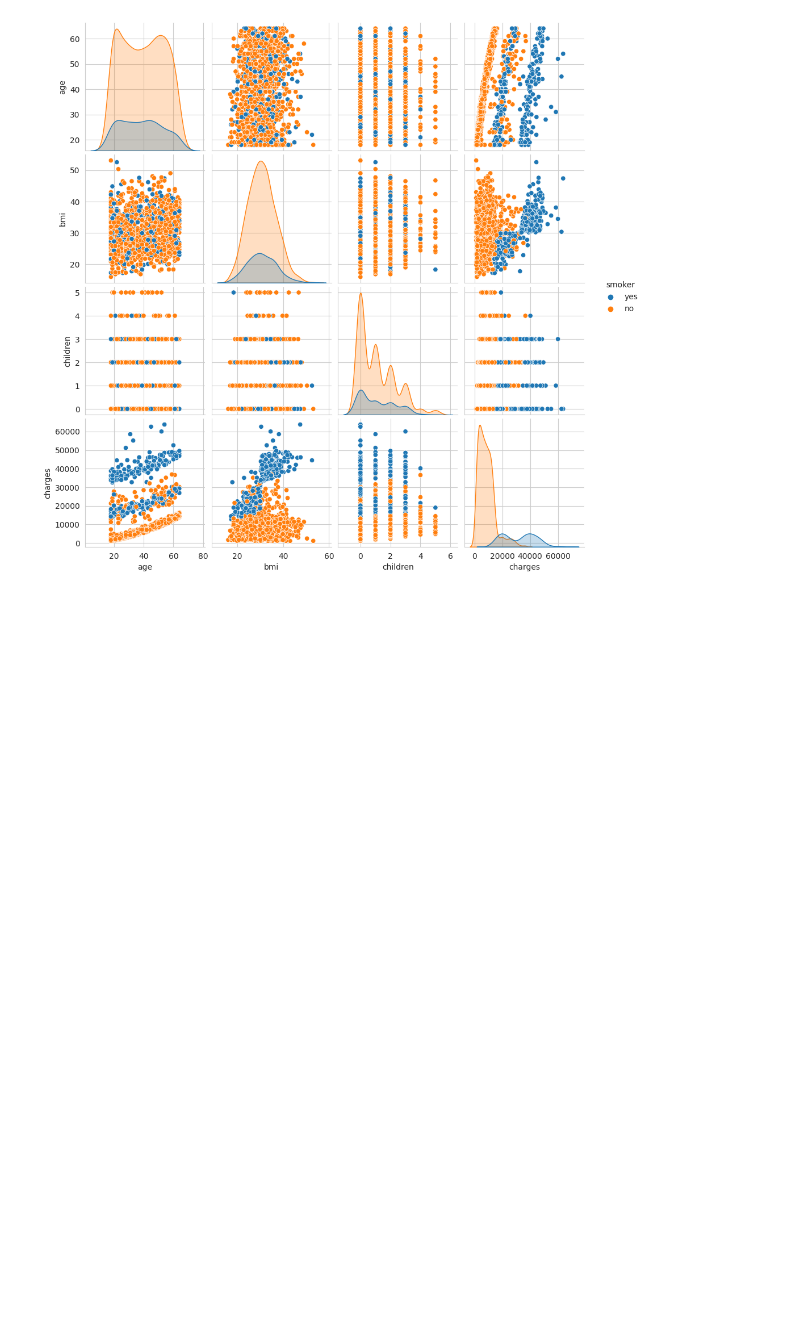
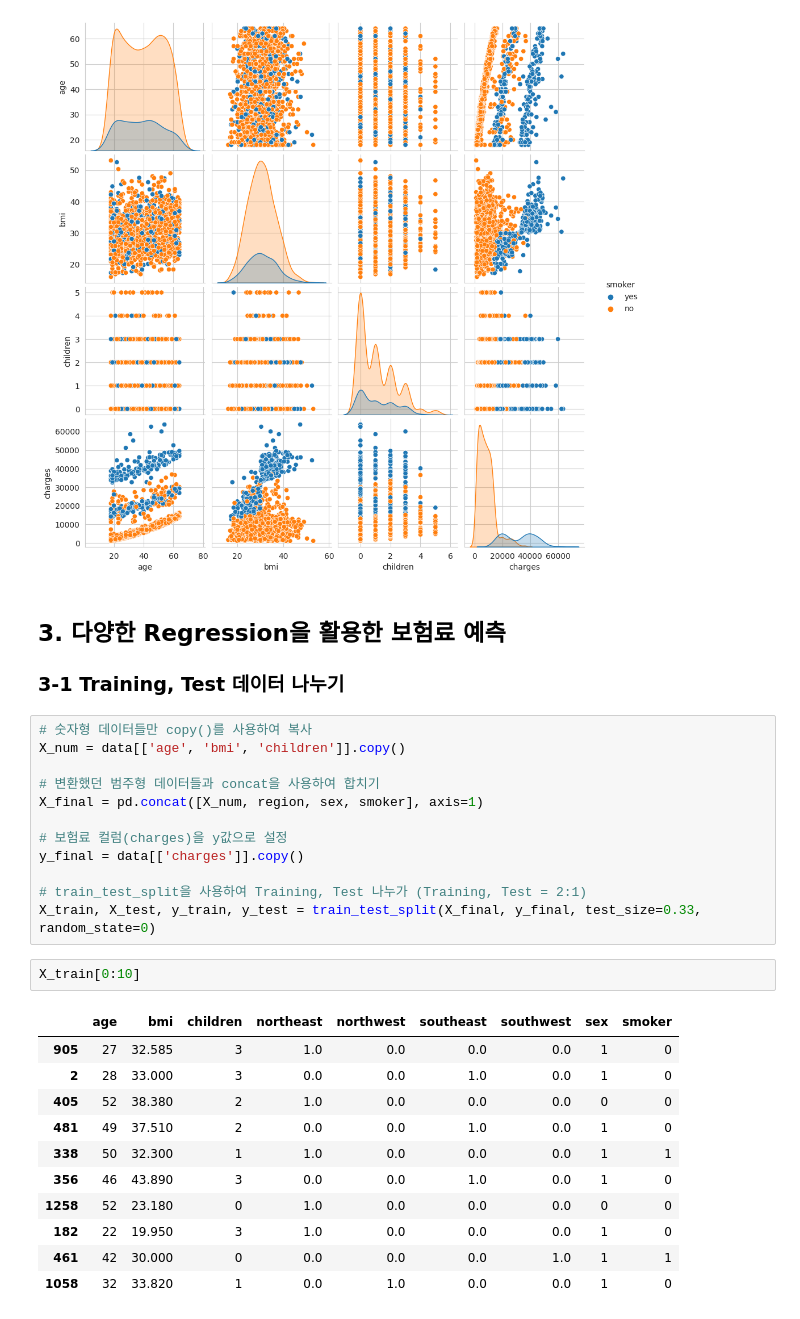
Before and after one commit to yunyun3599/MLStudy, a Jupyter notebook: Data_Anaylsis_And_Machine_Learning/02_insurance_fee_prediction/insurance_fee_prediction.ipynb, the cells around one changed output. Saved outputs shown, nothing was run; the diff lists cells and outputs as text; blank space fills up the shorter version.

Commit message:
보험료 예측 - Regression을 활용한 보험료 예측

```diff
--- a/Data_Anaylsis_And_Machine_Learning/02_insurance_fee_prediction/insurance_fee_prediction.ipynb
+++ b/Data_Anaylsis_And_Machine_Learning/02_insurance_fee_prediction/insurance_fee_prediction.ipynb
@@ -461,3 +461,32 @@ sns.pairplot(data.select_dtypes(include=np.number).join(data[[hue]]), hue=hue)
 plt.show()
 # %% [output]
 [figure]
+# %% [markdown]
+## 3. 다양한 Regression을 활용한 보험료 예측
+### 3-1 Training, Test 데이터 나누기
+# %%
+# 숫자형 데이터들만 copy()를 사용하여 복사
+X_num = data[['age', 'bmi', 'children']].copy()
+
+# 변환했던 범주형 데이터들과 concat을 사용하여 합치기
+X_final = pd.concat([X_num, region, sex, smoker], axis=1)
+
+# 보험료 컬럼(charges)을 y값으로 설정
+y_final = data[['charges']].copy()
+
+# train_test_split을 사용하여 Training, Test 나누가 (Training, Test = 2:1)
+X_train, X_test, y_train, y_test = train_test_split(X_final, y_final, test_size=0.33, random_state=0)
+# %%
+X_train[0:10]
+# %% [output]
+|  | age | bmi | children | northeast | northwest | southeast | southwest | sex | smoker |
+| 905 | 27 | 32.585 | 3 | 1.0 | 0.0 | 0.0 | 0.0 | 1 | 0 |
+| 2 | 28 | 33.000 | 3 | 0.0 | 0.0 | 1.0 | 0.0 | 1 | 0 |
+| 405 | 52 | 38.380 | 2 | 1.0 | 0.0 | 0.0 | 0.0 | 0 | 0 |
+| 481 | 49 | 37.510 | 2 | 0.0 | 0.0 | 1.0 | 0.0 | 1 | 0 |
+| 338 | 50 | 32.300 | 1 | 1.0 | 0.0 | 0.0 | 0.0 | 1 | 1 |
+| 356 | 46 | 43.890 | 3 | 0.0 | 0.0 | 1.0 | 0.0 | 1 | 0 |
+| 1258 | 52 | 23.180 | 0 | 1.0 | 0.0 | 0.0 | 0.0 | 0 | 0 |
+| 182 | 22 | 19.950 | 3 | 1.0 | 0.0 | 0.0 | 0.0 | 1 | 0 |
+| 461 | 42 | 30.000 | 0 | 0.0 | 0.0 | 0.0 | 1.0 | 1 | 1 |
+| 1058 | 32 | 33.820 | 1 | 0.0 | 1.0 | 0.0 | 0.0 | 1 | 0 |
```
Also changed, not shown: parts of 16 cells of this notebook.
